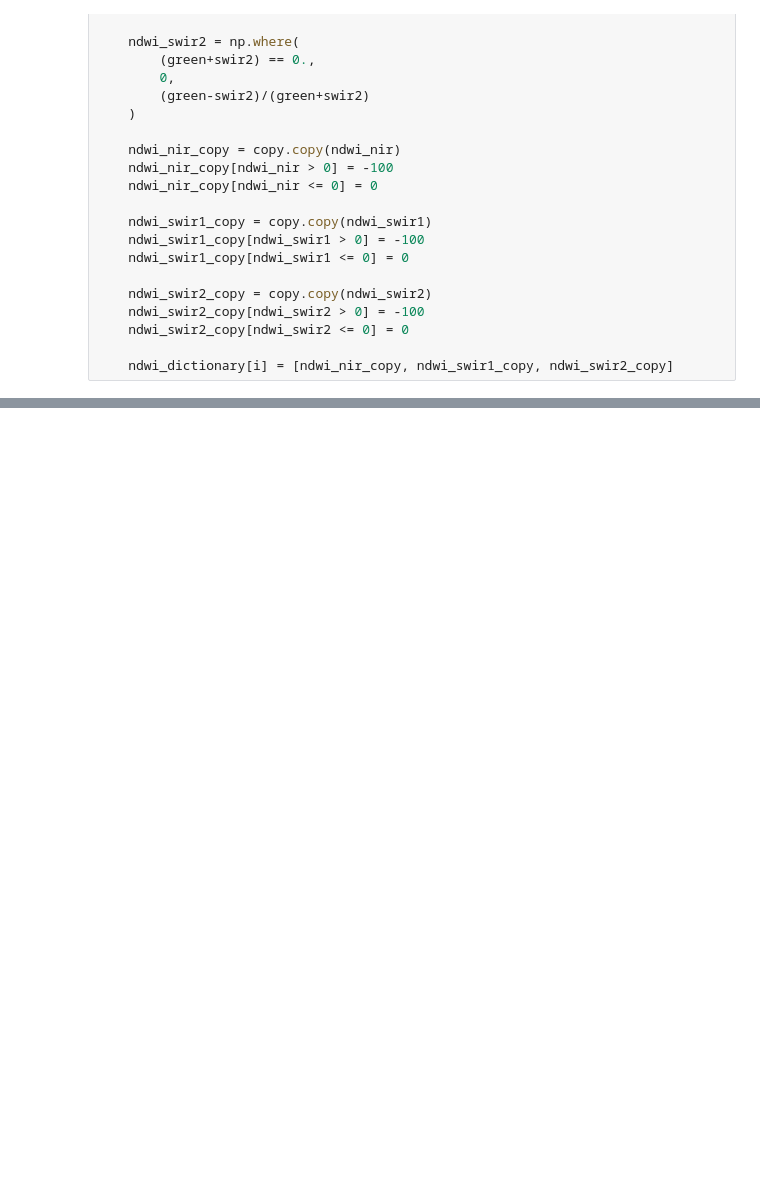
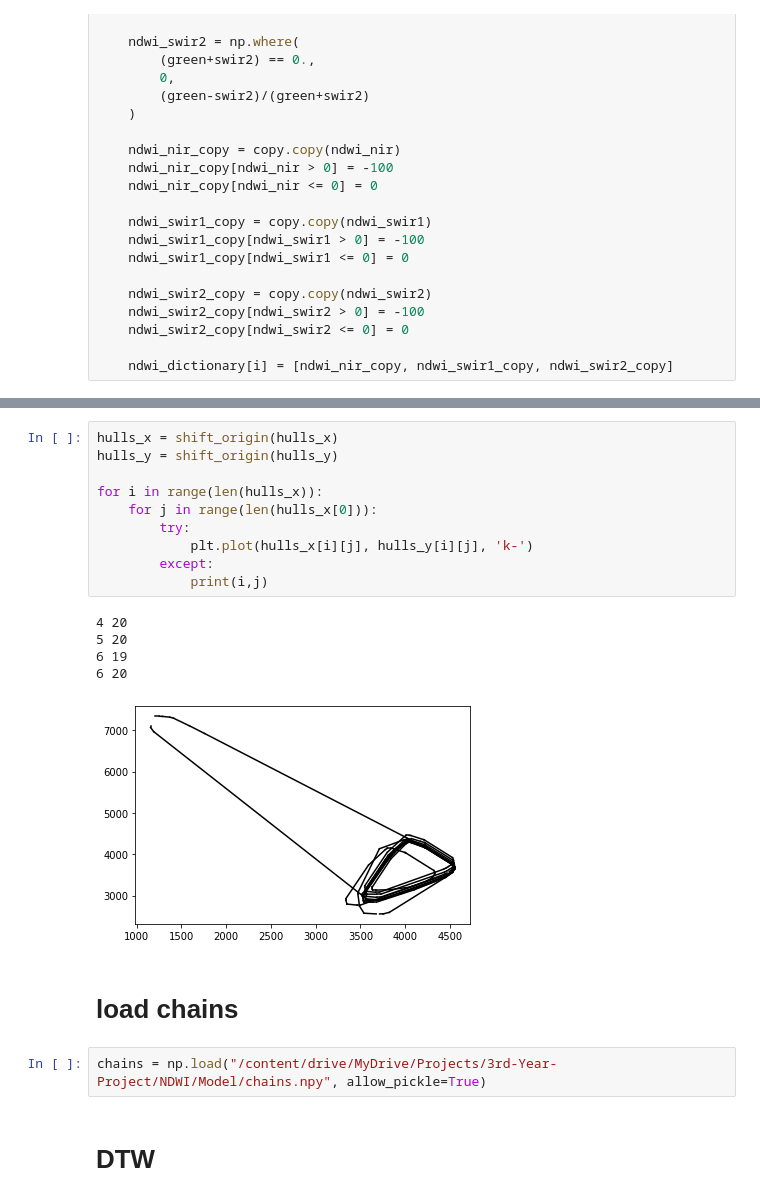
Before and after one commit to vineelsai26/Water-Body-Detection, a Jupyter notebook: NDWI/NDWI_Processing_Automated.ipynb, the cells around one changed output, grey strips where cells are left out. Cells and saved outputs as stored; diff of their text form; blank space fills up the shorter version.

```diff
--- a/NDWI/NDWI_Processing_Automated.ipynb
+++ b/NDWI/NDWI_Processing_Automated.ipynb
@@ -125,0 +329,22 @@ for m in ndwi_dictionary.keys():
+# %%
+hulls_x = shift_origin(hulls_x)
+hulls_y = shift_origin(hulls_y)
+
+for i in range(len(hulls_x)):
+    for j in range(len(hulls_x[0])):
+        try:
+            plt.plot(hulls_x[i][j], hulls_y[i][j], 'k-')
+        except:
+            print(i,j)
+# %% [output]
+4 20
+5 20
+6 19
+6 20
+[figure, added]
+# %% [markdown]
+# load chains
+# %%
+chains = np.load("/content/drive/MyDrive/Projects/3rd-Year-Project/NDWI/Model/chains.npy", allow_pickle=True)
+# %% [markdown]
+# DTW
```
Also changed, not shown: parts of 31 cells of this notebook, 6 other files.
